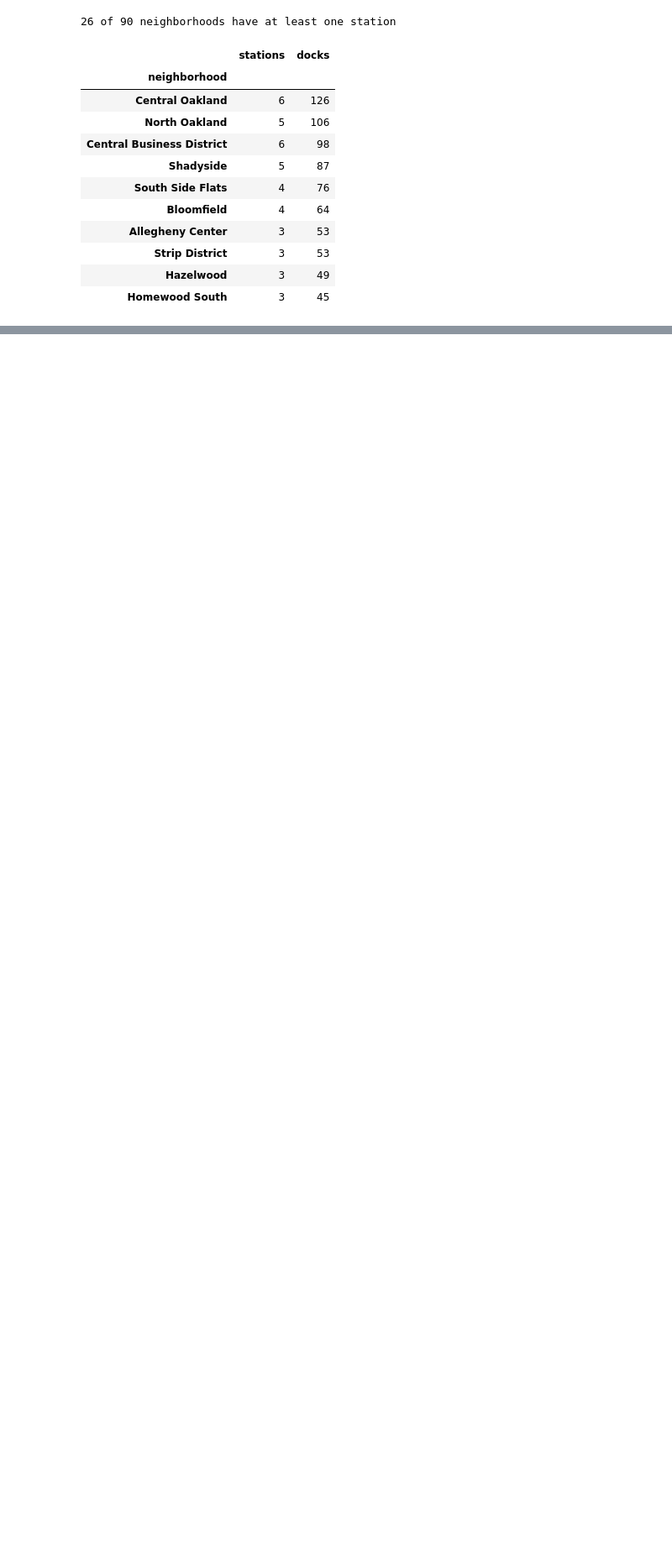
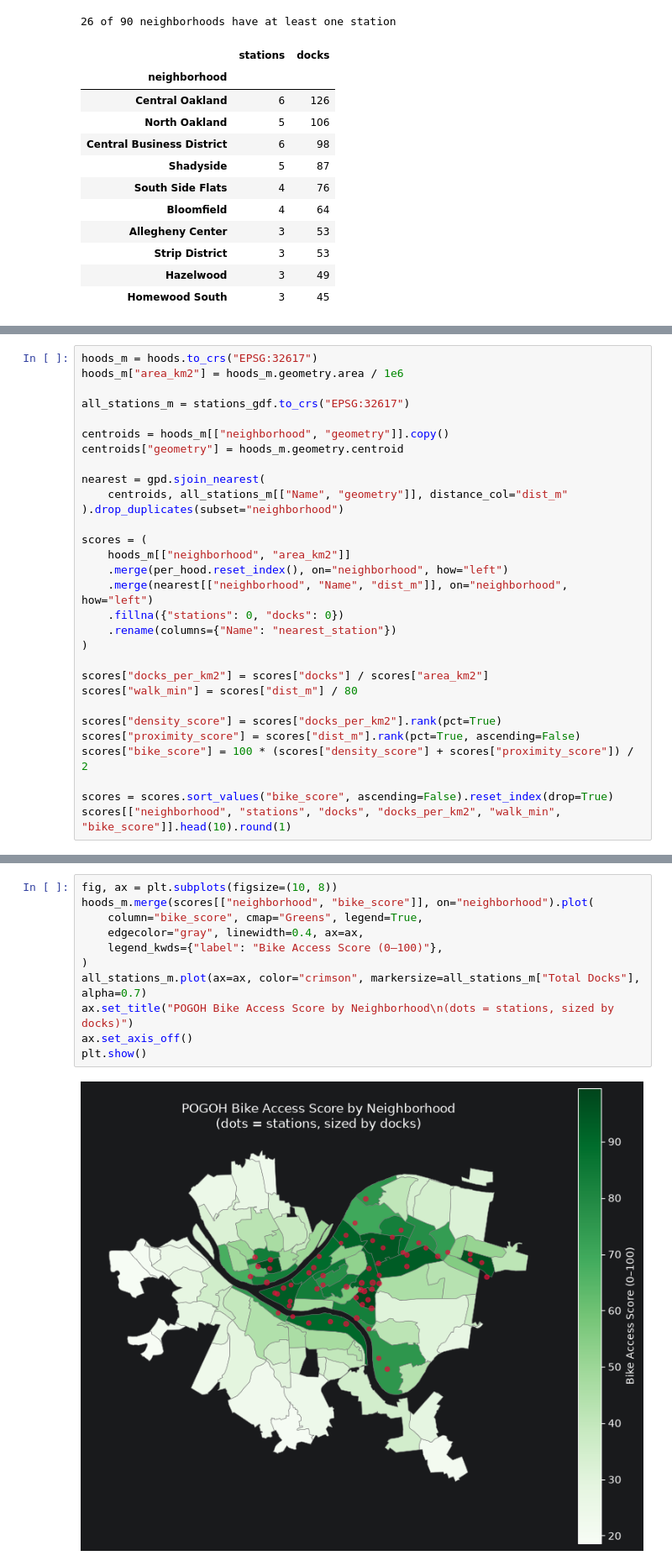
Before and after one commit to cue-balls/CMPINF0010-Final-Project, a Jupyter notebook: notebooks/pogoh_stations.ipynb, the cells around one changed output, grey strips where cells are left out. Shown at 84% size. Saved outputs shown, nothing was run; the diff lists cells and outputs as text; blank space fills up the shorter version.

```diff
--- a/notebooks/pogoh_stations.ipynb
+++ b/notebooks/pogoh_stations.ipynb
@@ -147,0 +164,30 @@ per_hood.head(10)
+# %%
+hoods_m = hoods.to_crs("EPSG:32617")
+hoods_m["area_km2"] = hoods_m.geometry.area / 1e6
+
+all_stations_m = stations_gdf.to_crs("EPSG:32617")
+
+centroids = hoods_m[["neighborhood", "geometry"]].copy()
+centroids["geometry"] = hoods_m.geometry.centroid
+
+nearest = gpd.sjoin_nearest(
+    centroids, all_stations_m[["Name", "geometry"]], distance_col="dist_m"
+).drop_duplicates(subset="neighborhood")
+
+scores = (
+    hoods_m[["neighborhood", "area_km2"]]
+    .merge(per_hood.reset_index(), on="neighborhood", how="left")
+    .merge(nearest[["neighborhood", "Name", "dist_m"]], on="neighborhood", how="left")
+    .fillna({"stations": 0, "docks": 0})
+    .rename(columns={"Name": "nearest_station"})
+)
+
+scores["docks_per_km2"] = scores["docks"] / scores["area_km2"]
+scores["walk_min"] = scores["dist_m"] / 80
+
+scores["density_score"] = scores["docks_per_km2"].rank(pct=True)
+scores["proximity_score"] = scores["dist_m"].rank(pct=True, ascending=False)
+scores["bike_score"] = 100 * (scores["density_score"] + scores["proximity_score"]) / 2
+
+scores = scores.sort_values("bike_score", ascending=False).reset_index(drop=True)
+scores[["neighborhood", "stations", "docks", "docks_per_km2", "walk_min", "bike_score"]].head(10).round(1)
@@ -147,0 +220,13 @@ per_hood.head(10)
+# %%
+fig, ax = plt.subplots(figsize=(10, 8))
+hoods_m.merge(scores[["neighborhood", "bike_score"]], on="neighborhood").plot(
+    column="bike_score", cmap="Greens", legend=True,
+    edgecolor="gray", linewidth=0.4, ax=ax,
+    legend_kwds={"label": "Bike Access Score (0–100)"},
+)
+all_stations_m.plot(ax=ax, color="crimson", markersize=all_stations_m["Total Docks"], alpha=0.7)
+ax.set_title("POGOH Bike Access Score by Neighborhood\n(dots = stations, sized by docks)")
+ax.set_axis_off()
+plt.show()
+# %% [output]
+[figure, added]
```
Also changed, not shown: parts of 8 cells of this notebook, 1 other file.
